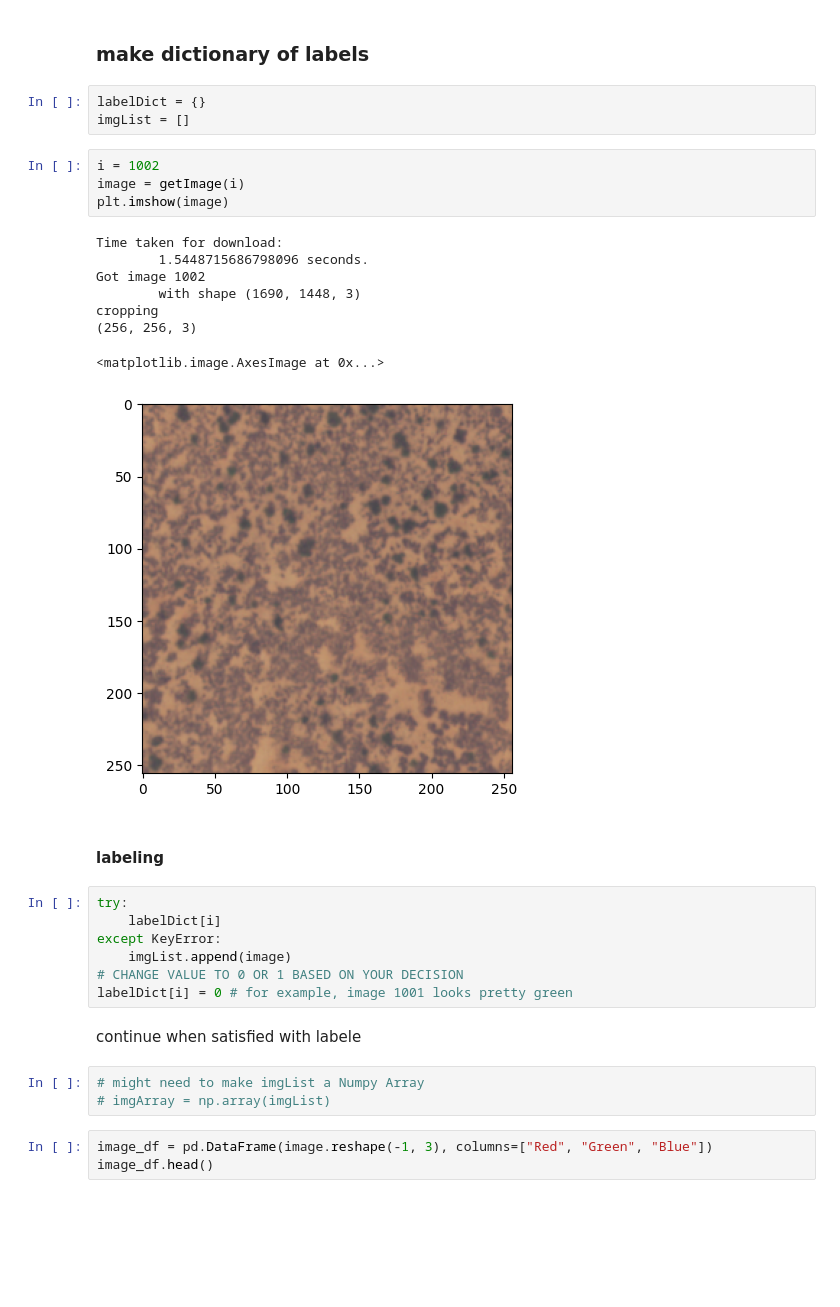
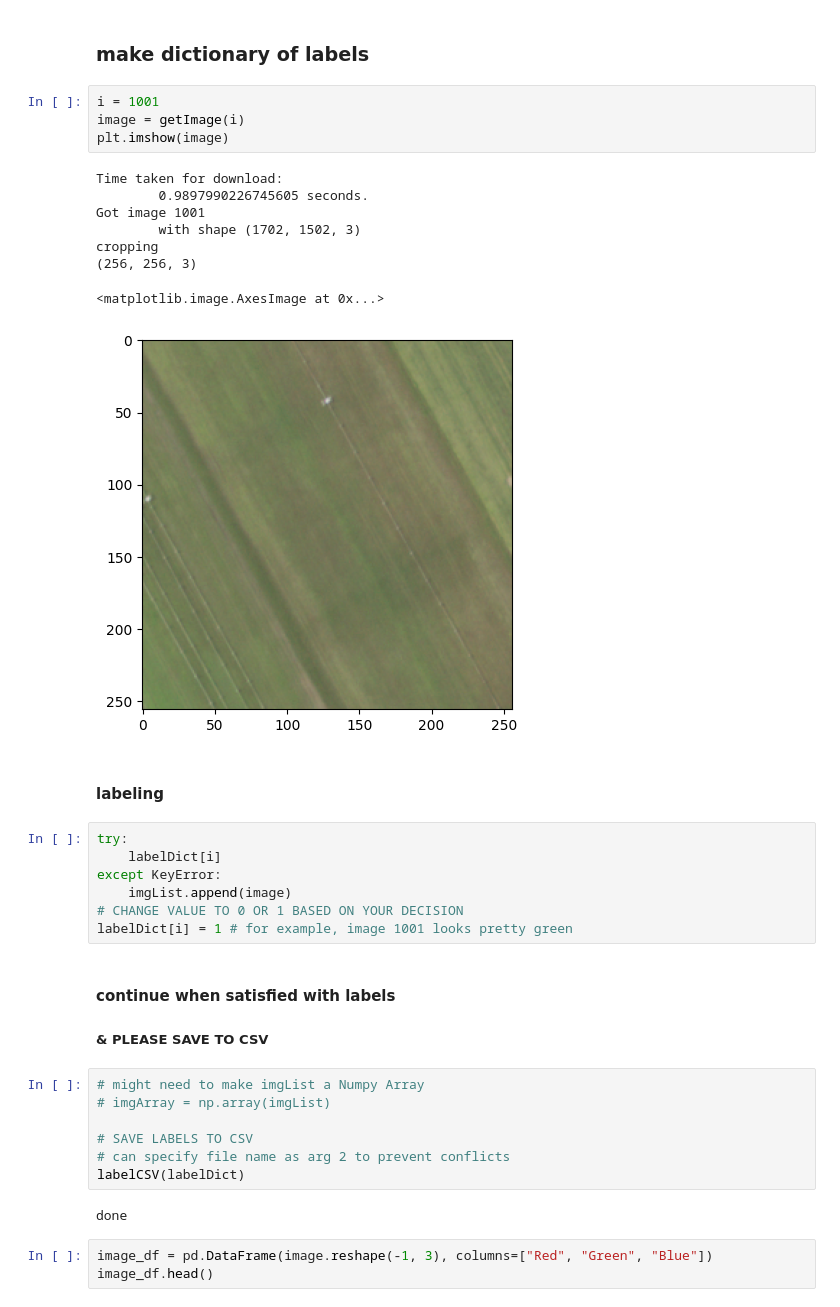
Before and after one commit to LuckyLaharlTim/pipeline-elevation-project, a Jupyter notebook: Modeling/model.ipynb, the cells around one changed output. Saved outputs shown, nothing was run; the diff lists cells and outputs as text; blank space fills up the shorter version.

Commit message:
streamline beginning of model.ipynb
easier to label

```diff
--- a/Modeling/model.ipynb
+++ b/Modeling/model.ipynb
@@ -99,22 +102,19 @@ print(type(dPic))
 ### get indices from [here](https://console.cloud.google.com/storage/browser/test_export_bucket0;tab=objects?forceOnBucketsSortingFiltering=true&hl=en&project=pipeline-elevation-project&prefix=&forceOnObjectsSortingFiltering=false)
 # %% [markdown]
 ### make dictionary of labels
-# %%
-labelDict = {}
-imgList = []
 # %%
-i = 1002
+i = 1001
 image = getImage(i)
 plt.imshow(image)
 # %% [output]
 Time taken for download:
-        1.5448715686798096 seconds.
-Got image 1002
-        with shape (1690, 1448, 3)
+        0.9897990226745605 seconds.
+Got image 1001
+        with shape (1702, 1502, 3)
 cropping
 (256, 256, 3)
 <matplotlib.image.AxesImage at 0x...>
-[figure, old version]
+[figure, new version]
 # %% [markdown]
 #### labeling
 # %%
@@ -123,12 +123,19 @@ try:
 except KeyError:
     imgList.append(image)
 # CHANGE VALUE TO 0 OR 1 BASED ON YOUR DECISION
-labelDict[i] = 0 # for example, image 1001 looks pretty green
+labelDict[i] = 1 # for example, image 1001 looks pretty green
-# %% [markdown]
-continue when satisfied with labele
+# %% [markdown]
+#### continue when satisfied with labels
+##### **& PLEASE SAVE TO CSV**
 # %%
 # might need to make imgList a Numpy Array
 # imgArray = np.array(imgList)
+
+# SAVE LABELS TO CSV
+# can specify file name as arg 2 to prevent conflicts
+labelCSV(labelDict)
+# %% [output]
+done
 # %%
 image_df = pd.DataFrame(image.reshape(-1, 3), columns=["Red", "Green", "Blue"])
 image_df.head()
```
Also changed, not shown: parts of 11 cells of this notebook, 2 other files.
